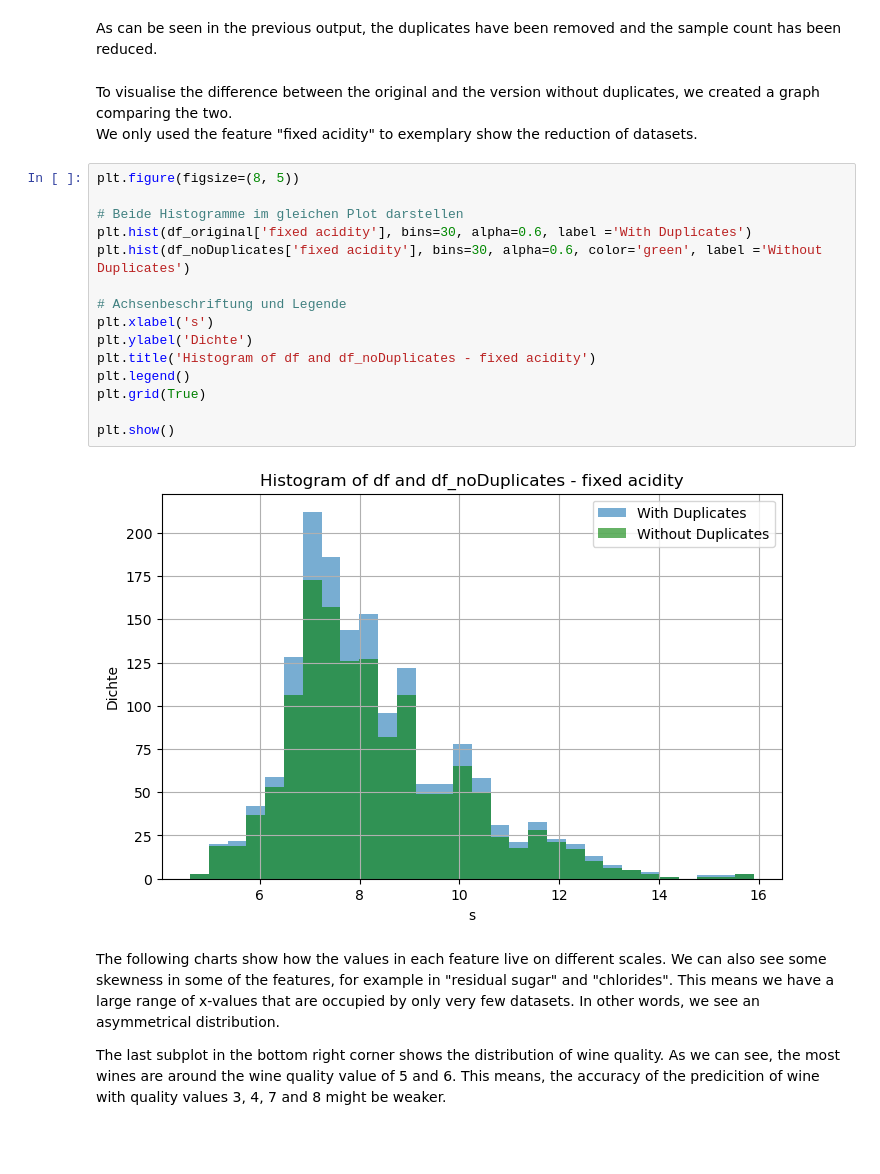
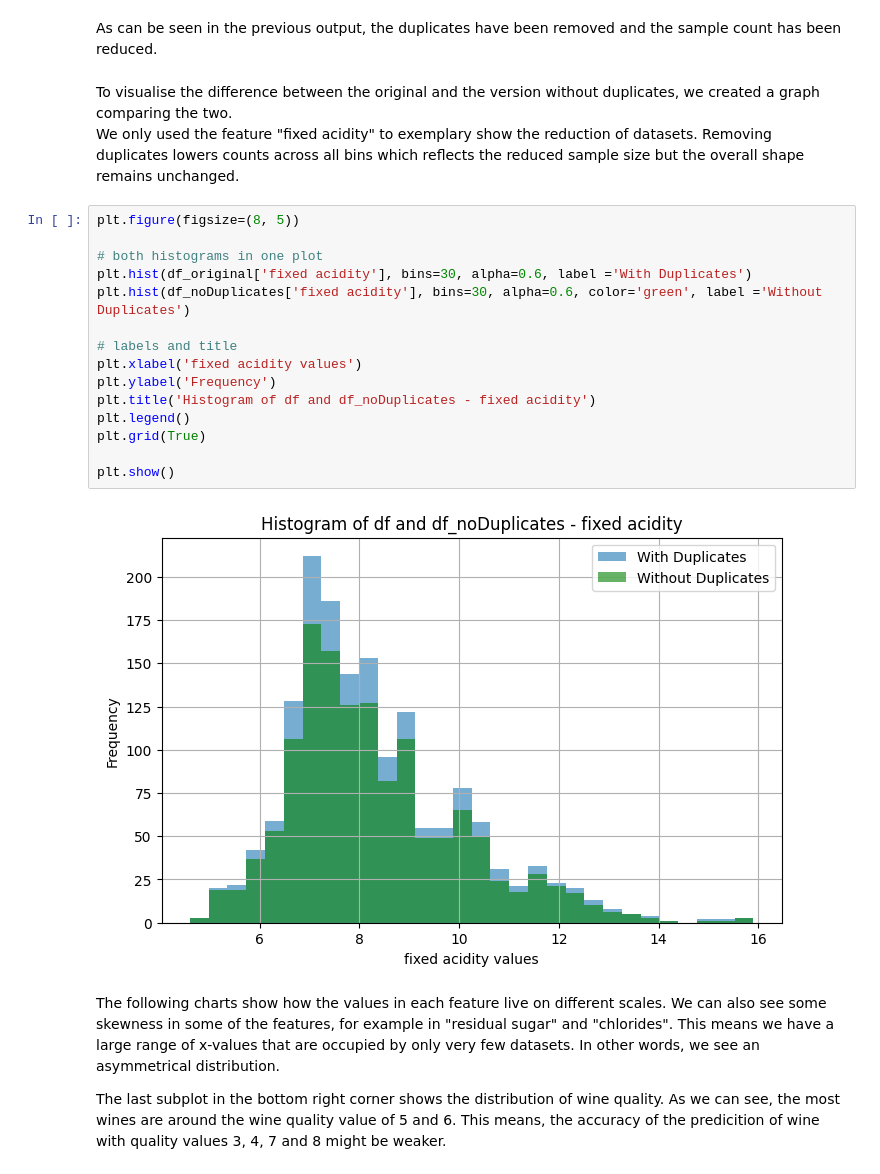
Before and after one commit to McRicecorn/NeuronaleNetze_WineQuality, a Jupyter notebook: Project1_Wine.ipynb, the cells around one changed output. Drawn from its saved outputs; the diff is of its cells as text; blank space fills up the shorter version.

```diff
--- a/Project1_Wine.ipynb
+++ b/Project1_Wine.ipynb
@@ -158,23 +160,24 @@ As can be seen in the previous output, the duplicates have been removed and the
 # %% [markdown]
 To visualise the difference between the original and the version without duplicates, we created a graph comparing the two.
 We only used the feature "fixed acidity" to exemplary show the reduction of datasets.
+Removing duplicates lowers counts across all bins which reflects the reduced sample size but the overall shape remains unchanged.
 # %%
 plt.figure(figsize=(8, 5))
 
-# Beide Histogramme im gleichen Plot darstellen
+# both histograms in one plot
 plt.hist(df_original['fixed acidity'], bins=30, alpha=0.6, label ='With Duplicates')
 plt.hist(df_noDuplicates['fixed acidity'], bins=30, alpha=0.6, color='green', label ='Without Duplicates')
 
-# Achsenbeschriftung und Legende
-plt.xlabel('s')
-plt.ylabel('Dichte')
+# labels and title
+plt.xlabel('fixed acidity values')
+plt.ylabel('Frequency')
 plt.title('Histogram of df and df_noDuplicates - fixed acidity')
 plt.legend()
 plt.grid(True)
 
 plt.show()
 # %% [output]
-[figure, old version]
+[figure, new version]
 # %% [markdown]
 The following charts show how the values in each feature live on different scales. We can also see some skewness in some of the features, for example in "residual sugar" and "chlorides". This means we have a large range of x-values that are occupied by only very few datasets. In other words, we see an asymmetrical distribution.
 
```
Also changed, not shown: parts of 52 cells of this notebook.
